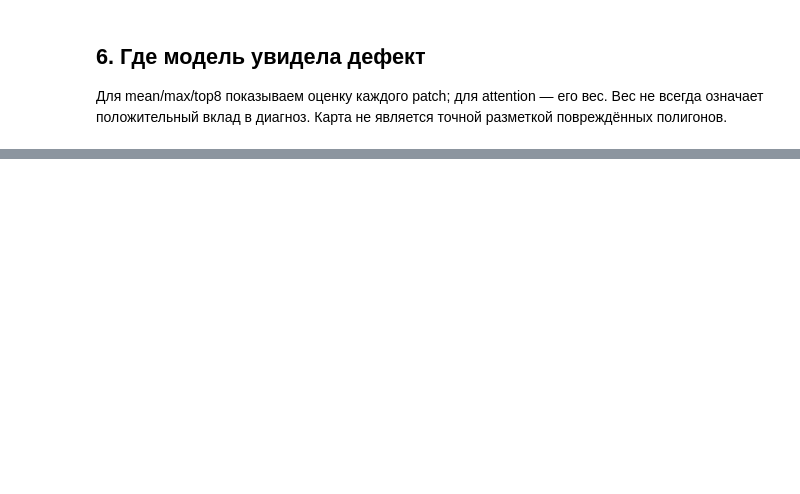
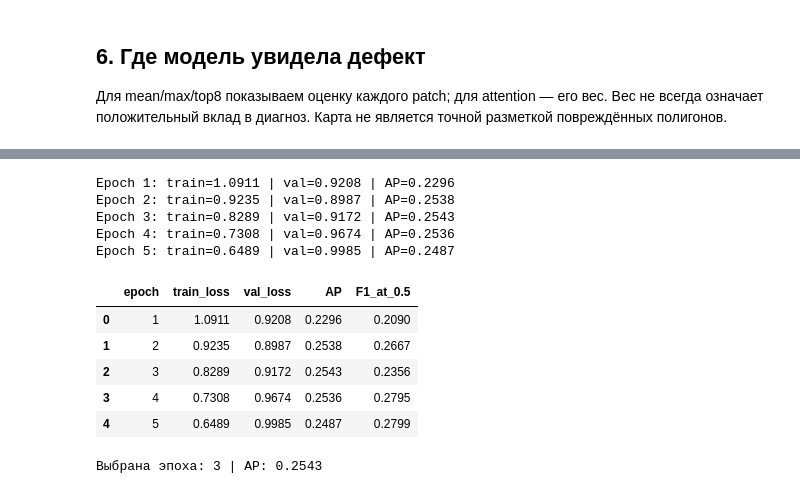
Before and after one commit to gasich27/AI-Challenge-2026-MainStage, a Jupyter notebook: labels/artifacts/artifacts_mil.ipynb, the cells around one changed output, grey strips where cells are left out. Saved outputs shown, nothing was run; the diff lists cells and outputs as text; code cells hidden in the pictures; blank space fills up the shorter version.

```diff
--- a/labels/artifacts/artifacts_mil.ipynb
+++ b/labels/artifacts/artifacts_mil.ipynb
@@ -348,0 +394,74 @@ for label, mask, ascending in [
+# %%
+EPOCHS = 5
+epoch_out = ROOT / 'labels/artifacts/models/mil_attention_epochs'
+epoch_out.mkdir(parents=True, exist_ok=True)
+
+torch.manual_seed(SEED)
+epoch_head = MILHead('attention').to(device)
+epoch_optimizer = torch.optim.AdamW(epoch_head.parameters(), lr=1e-3, weight_decay=1e-4)
+epoch_loader = DataLoader(TokenDataset(train_positions), batch_size=64, shuffle=True,
+                          generator=torch.Generator().manual_seed(SEED))
+y_val = val.artifacts.to_numpy()
+history_rows = []
+best_ap = -1
+best_state = None
+best_probability = None
+best_epoch = None
+
+for epoch in range(1, EPOCHS + 1):
+    epoch_head.train()
+    train_total = 0
+    for x, y in tqdm(epoch_loader, desc=f'Attention {epoch}/{EPOCHS}', leave=False):
+        x, y = x.to(device), y.to(device)
+        epoch_optimizer.zero_grad()
+        logits, _ = epoch_head(x)
+        loss = criterion(logits, y)
+        loss.backward()
+        epoch_optimizer.step()
+        train_total += loss.item() * len(y)
+
+    epoch_head.eval()
+    val_total = 0
+    batches = []
+    with torch.inference_mode():
+        for x, y in val_loader:
+            x, y = x.to(device), y.to(device)
+            logits, _ = epoch_head(x)
+            val_total += criterion(logits, y).item() * len(y)
+            batches.append(logits.sigmoid().cpu().numpy())
+    probability = np.concatenate(batches)
+    ap = average_precision_score(y_val, probability)
+    history_rows.append({
+        'epoch': epoch,
+        'train_loss': train_total / len(epoch_loader.dataset),
+        'val_loss': val_total / len(val_loader.dataset),
+        'AP': ap,
+        'F1_at_0.5': f1_score(y_val, probability >= .5, zero_division=0),
+    })
+    if ap > best_ap:
+        best_ap = float(ap)
+        best_epoch = epoch
+        best_state = {name: value.detach().cpu().clone() for name, value in epoch_head.state_dict().items()}
+        best_probability = probability.copy()
+    pd.DataFrame(history_rows).to_csv(epoch_out / 'history.csv', index=False)
+    print(f'Epoch {epoch}: train={history_rows[-1]["train_loss"]:.4f} | '
+          f'val={history_rows[-1]["val_loss"]:.4f} | AP={ap:.4f}')
+
+epoch_head.load_state_dict(best_state)
+epoch_head.eval()
+history = pd.DataFrame(history_rows)
+display(history.round(4))
+print('Выбрана эпоха:', best_epoch, '| AP:', round(best_ap, 4))
+# %% [output]
+Epoch 1: train=1.0911 | val=0.9208 | AP=0.2296
+Epoch 2: train=0.9235 | val=0.8987 | AP=0.2538
+Epoch 3: train=0.8289 | val=0.9172 | AP=0.2543
+Epoch 4: train=0.7308 | val=0.9674 | AP=0.2536
+Epoch 5: train=0.6489 | val=0.9985 | AP=0.2487
+|  | epoch | train_loss | val_loss | AP | F1_at_0.5 |
+| 0 | 1 | 1.0911 | 0.9208 | 0.2296 | 0.2090 |
+| 1 | 2 | 0.9235 | 0.8987 | 0.2538 | 0.2667 |
+| 2 | 3 | 0.8289 | 0.9172 | 0.2543 | 0.2356 |
+| 3 | 4 | 0.7308 | 0.9674 | 0.2536 | 0.2795 |
+| 4 | 5 | 0.6489 | 0.9985 | 0.2487 | 0.2799 |
+Выбрана эпоха: 3 | AP: 0.2543
```
Also changed, not shown: parts of 18 cells of this notebook.
